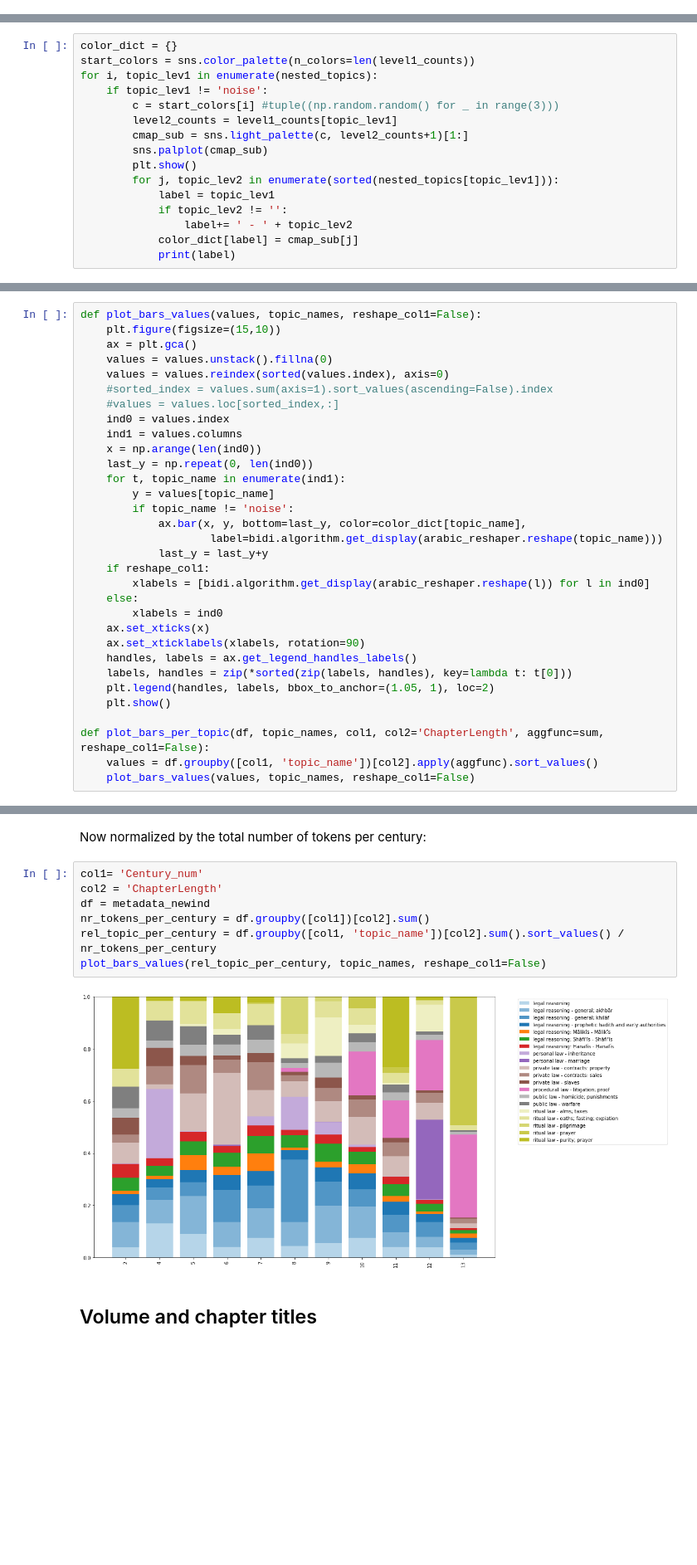
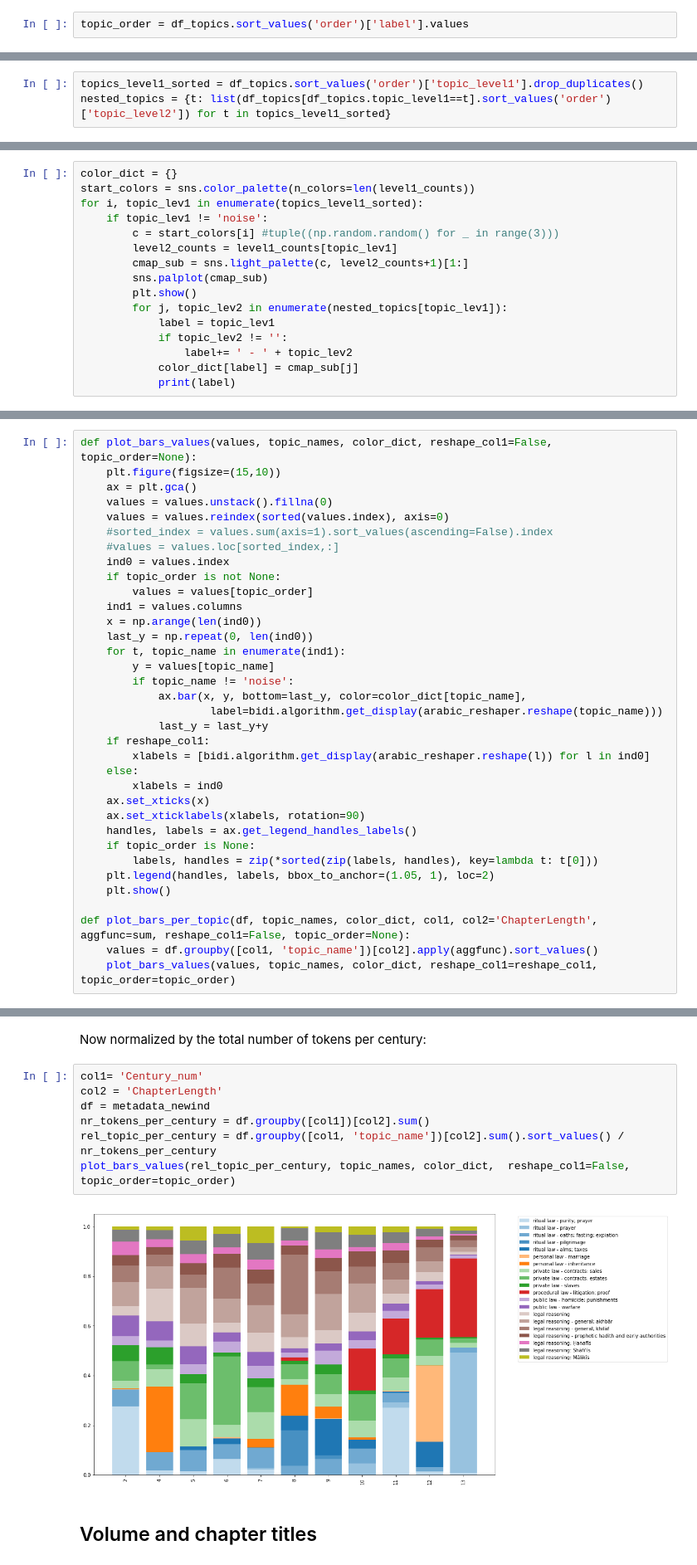
Before and after one commit to arabic-digital-humanities/adhtools, a Jupyter notebook: notebooks/TopicModelingVisualization20.ipynb, the cells around one changed output, grey strips where cells are left out. Shown at 83% size. Cells and saved outputs as stored; diff of their text form; blank space fills up the shorter version.

```diff
--- a/notebooks/TopicModelingVisualization20.ipynb
+++ b/notebooks/TopicModelingVisualization20.ipynb
@@ -43,3 +58,5 @@ topic_names = df_topics['label']
+# %%
+topic_order = df_topics.sort_values('order')['label'].values
 # %%
 def split_fname(fname):
     splitted = fname.split('-')
@@ -94,3 +109,6 @@ nested_topics = dict(df_topics.groupby('topic_level1').agg(set)['topic_level2'])
+# %%
+topics_level1_sorted = df_topics.sort_values('order')['topic_level1'].drop_duplicates()
+nested_topics = {t: list(df_topics[df_topics.topic_level1==t].sort_values('order')['topic_level2']) for t in topics_level1_sorted}
 # %%
 level1_counts = {k: len(nested_topics[k]) for k in nested_topics}
 # %%
@@ -113,14 +131,14 @@ Each topic label gets a color assigned. Here we show the color per topic, in the
 # %%
 color_dict = {}
 start_colors = sns.color_palette(n_colors=len(level1_counts))
-for i, topic_lev1 in enumerate(nested_topics):
+for i, topic_lev1 in enumerate(topics_level1_sorted):
     if topic_lev1 != 'noise':
         c = start_colors[i] #tuple((np.random.random() for _ in range(3)))
         level2_counts = level1_counts[topic_lev1]
         cmap_sub = sns.light_palette(c, level2_counts+1)[1:]
         sns.palplot(cmap_sub)
         plt.show()
-        for j, topic_lev2 in enumerate(sorted(nested_topics[topic_lev1])):
+        for j, topic_lev2 in enumerate(nested_topics[topic_lev1]):
             label = topic_lev1
             if topic_lev2 != '':
                 label+= ' - ' + topic_lev2
@@ -340,7 +363,7 @@ ritual law - prayer
 # %% [markdown]
 ## Barplots
 # %%
-def plot_bars_values(values, topic_names, reshape_col1=False):
+def plot_bars_values(values, topic_names, color_dict, reshape_col1=False, topic_order=None):
     plt.figure(figsize=(15,10))
     ax = plt.gca()
     values = values.unstack().fillna(0)
@@ -348,6 +371,8 @@ def plot_bars_values(values, topic_names, reshape_col1=False):
     #sorted_index = values.sum(axis=1).sort_values(ascending=False).index
     #values = values.loc[sorted_index,:]
     ind0 = values.index
+    if topic_order is not None:
+        values = values[topic_order]
     ind1 = values.columns
     x = np.arange(len(ind0))
     last_y = np.repeat(0, len(ind0))
@@ -364,13 +389,14 @@ def plot_bars_values(values, topic_names, reshape_col1=False):
     ax.set_xticks(x)
     ax.set_xticklabels(xlabels, rotation=90)
     handles, labels = ax.get_legend_handles_labels()
-    labels, handles = zip(*sorted(zip(labels, handles), key=lambda t: t[0]))
+    if topic_order is None:
+        labels, handles = zip(*sorted(zip(labels, handles), key=lambda t: t[0]))
     plt.legend(handles, labels, bbox_to_anchor=(1.05, 1), loc=2)
     plt.show()
 
-def plot_bars_per_topic(df, topic_names, col1, col2='ChapterLength', aggfunc=sum, reshape_col1=False):
+def plot_bars_per_topic(df, topic_names, color_dict, col1, col2='ChapterLength', aggfunc=sum, reshape_col1=False, topic_order=None):
     values = df.groupby([col1, 'topic_name'])[col2].apply(aggfunc).sort_values()
-    plot_bars_values(values, topic_names, reshape_col1=False)
+    plot_bars_values(values, topic_names, color_dict, reshape_col1=reshape_col1, topic_order=topic_order)
 # %% [markdown]
 Here we see the total number of tokens in the corpus per topic, grouped by school.
 # %%
@@ -415,12 +441,12 @@ Now normalized by the total number of tokens per century:
 # %%
 col1= 'Century_num'
 col2 = 'ChapterLength'
 df = metadata_newind
 nr_tokens_per_century = df.groupby([col1])[col2].sum()
 rel_topic_per_century = df.groupby([col1, 'topic_name'])[col2].sum().sort_values() / nr_tokens_per_century
-plot_bars_values(rel_topic_per_century, topic_names, reshape_col1=False)
+plot_bars_values(rel_topic_per_century, topic_names, color_dict,  reshape_col1=False, topic_order=topic_order)
 # %% [output]
-[figure, old version]
+[figure, new version]
 # %% [markdown]
 ## Volume and chapter titles
 # %%
```
Also changed, not shown: parts of 19 cells of this notebook.
